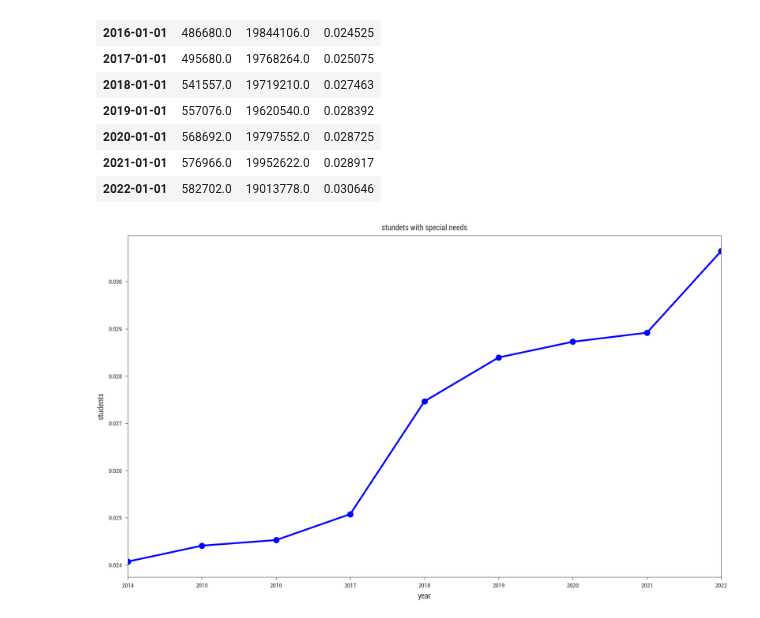
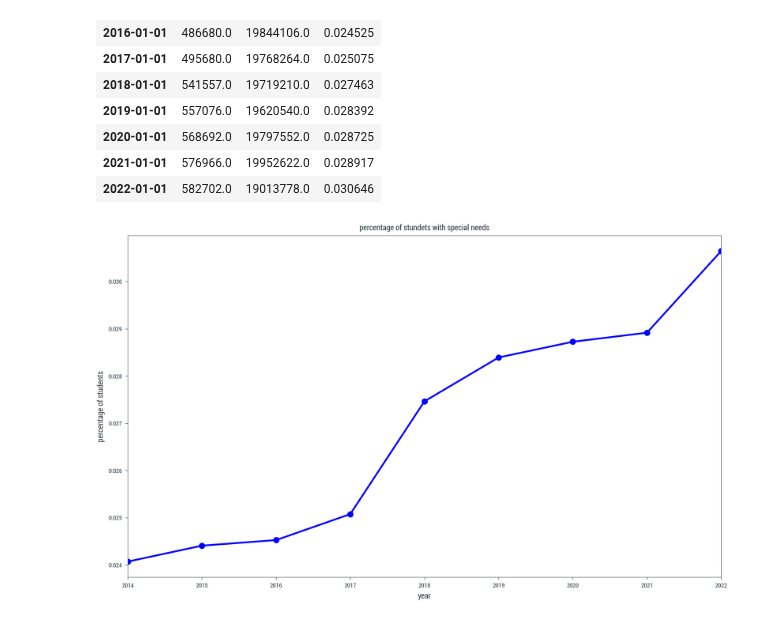
Before and after one commit to KarylReyne/DataLiteracyWS23, a Jupyter notebook: exp/JS-003-Students_With_Special_Edu_Support.ipynb, the cells around one changed output. Cells and saved outputs as stored; diff of their text form; code cells hidden in the pictures.

Commit message:
fixed plot labels

```diff
--- a/exp/JS-003-Students_With_Special_Edu_Support.ipynb
+++ b/exp/JS-003-Students_With_Special_Edu_Support.ipynb
@@ -40,13 +40,13 @@ merged_df
 # %%
 import pandas as pd
 import matplotlib.pyplot as plt
 
 
 plt.figure(figsize=(10, 6))
 merged_df['relative'].plot(kind='line', marker='o', color='blue', linewidth=2)
-plt.title('stundets with special needs')
+plt.title('percentage of stundets with special needs')
 plt.xlabel('year')
-plt.ylabel('students')
+plt.ylabel('percentage of students')
 plt.show()
 # %% [output]
-[figure, old version]
+[figure, new version]
```
Also changed, not shown: 2 other files.
